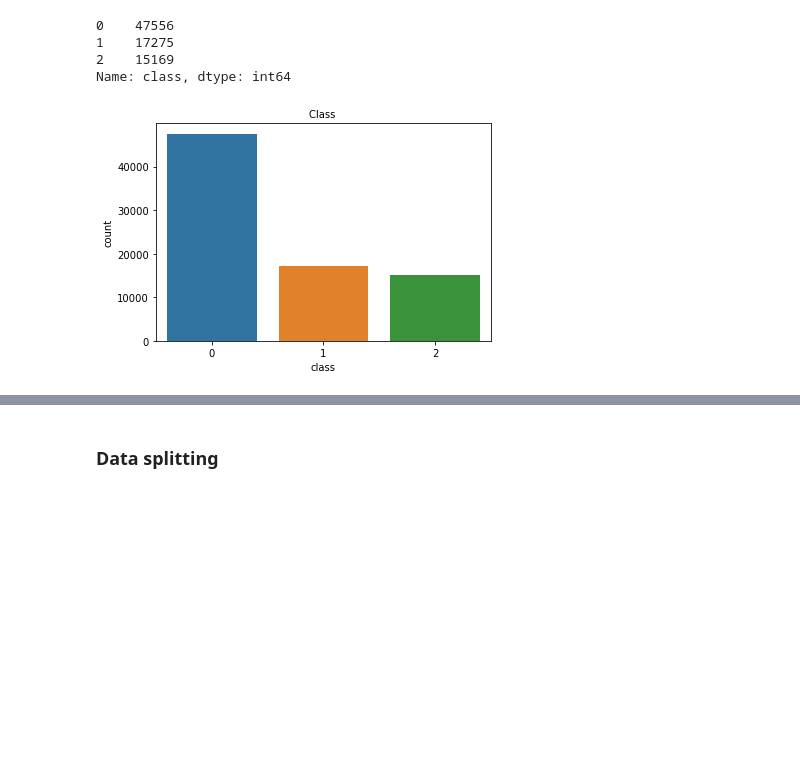
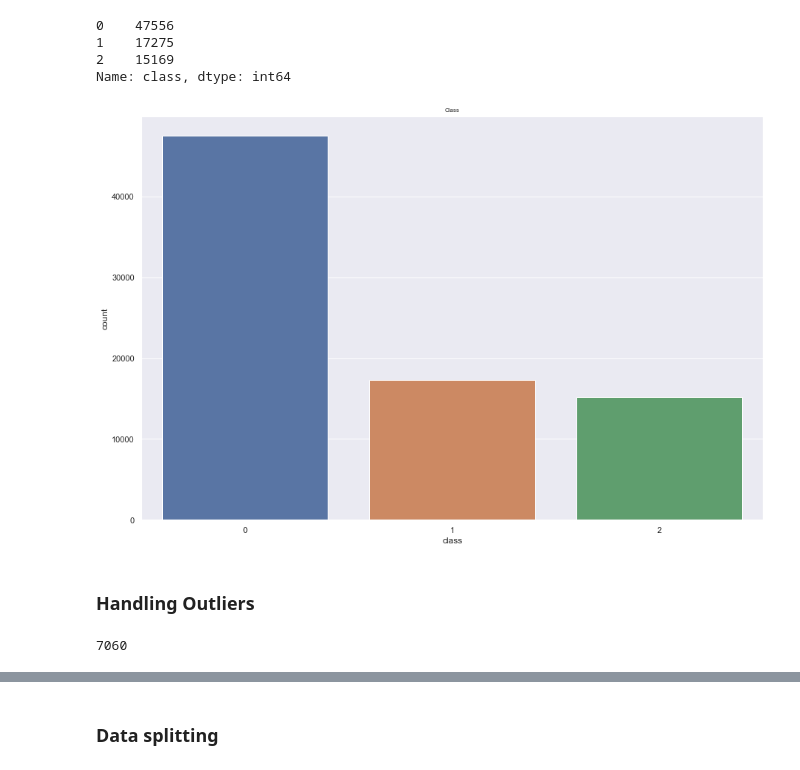
Before and after one commit to MuneraAlRajhi/StellarDatasetML, a Jupyter notebook: Stellar_EDA.ipynb, the cells around one changed output, grey strips where cells are left out. Saved outputs shown, nothing was run; the diff lists cells and outputs as text; code cells hidden in the pictures; blank space fills up the shorter version.

```diff
--- a/Stellar_EDA.ipynb
+++ b/Stellar_EDA.ipynb
@@ -283,7 +256,9 @@ df["class"].value_counts()
 Name: class, dtype: int64
 # %%
 sns.countplot(df["class"])
-plt.title("Class ",fontsize=10)
+plt.title("Class",fontsize=8)
 plt.show()
 # %% [output]
-[figure, old version]
+[figure, new version]
+# %% [markdown]
+### Handling Outliers
@@ -289,0 +277,4 @@ plt.show()
+# %%
+len(outlier_index)
+# %% [output]
+7060
```
Also changed, not shown: parts of 12 cells of this notebook, 1 other file.
